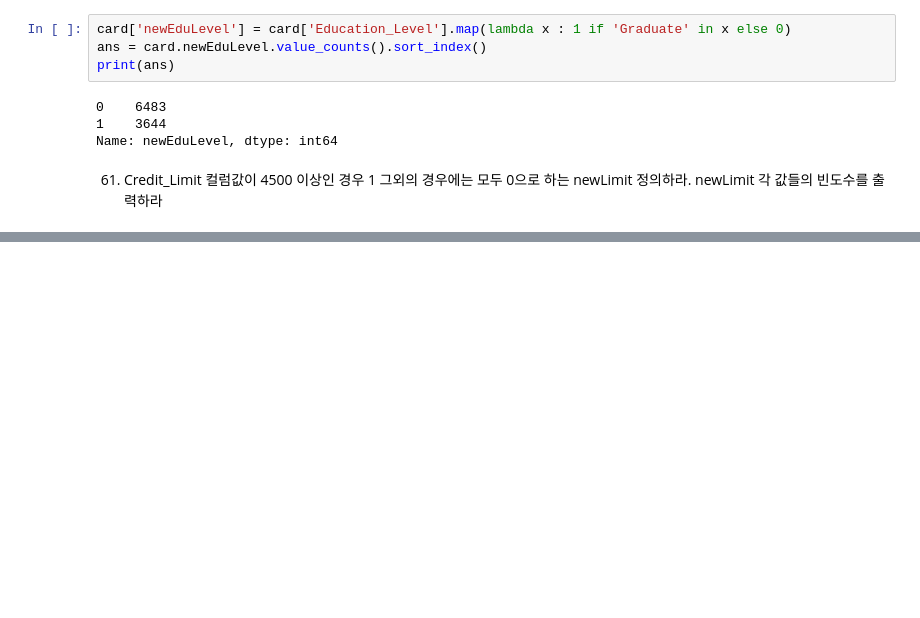
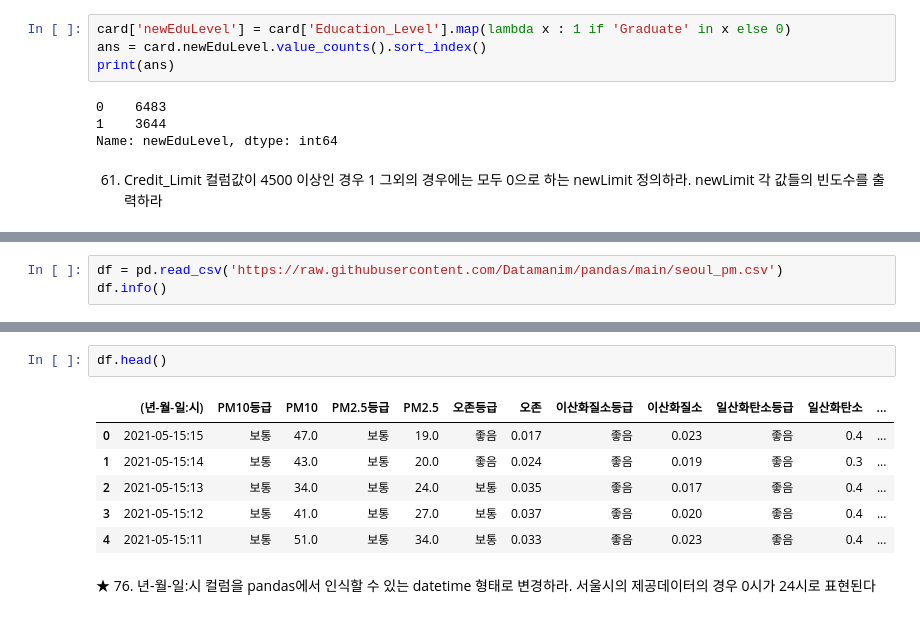
Before and after one commit to dajeong25/Study, a Jupyter notebook: python_big_data/1_2_pandas_ex.ipynb, the cells around one changed output, grey strips where cells are left out. Cells and saved outputs as stored; diff of their text form; blank space fills up the shorter version.

```diff
--- a/python_big_data/1_2_pandas_ex.ipynb
+++ b/python_big_data/1_2_pandas_ex.ipynb
@@ -936,0 +1188,3 @@ Name: newEduLevel, dtype: int64
+# %%
+df = pd.read_csv('https://raw.githubusercontent.com/Datamanim/pandas/main/seoul_pm.csv')
+df.info()
@@ -936,0 +1212,11 @@ Name: newEduLevel, dtype: int64
+# %%
+df.head()
+# %% [output]
+|  | (년-월-일:시) | PM10등급 | PM10 | PM2.5등급 | PM2.5 | 오존등급 | 오존 | 이산화질소등급 | 이산화질소 | 일산화탄소등급 | 일산화탄소 | ... |
+| 0 | 2021-05-15:15 | 보통 | 47.0 | 보통 | 19.0 | 좋음 | 0.017 | 좋음 | 0.023 | 좋음 | 0.4 | ... |
+| 1 | 2021-05-15:14 | 보통 | 43.0 | 보통 | 20.0 | 좋음 | 0.024 | 좋음 | 0.019 | 좋음 | 0.3 | ... |
+| 2 | 2021-05-15:13 | 보통 | 34.0 | 보통 | 24.0 | 보통 | 0.035 | 좋음 | 0.017 | 좋음 | 0.4 | ... |
+| 3 | 2021-05-15:12 | 보통 | 41.0 | 보통 | 27.0 | 보통 | 0.037 | 좋음 | 0.020 | 좋음 | 0.4 | ... |
+| 4 | 2021-05-15:11 | 보통 | 51.0 | 보통 | 34.0 | 보통 | 0.033 | 좋음 | 0.023 | 좋음 | 0.4 | ... |
+# %% [markdown]
+★ 76. 년-월-일:시 컬럼을 pandas에서 인식할 수 있는 datetime 형태로 변경하라. 서울시의 제공데이터의 경우 0시가 24시로 표현된다
```
Also changed, not shown: parts of 74 cells of this notebook.
